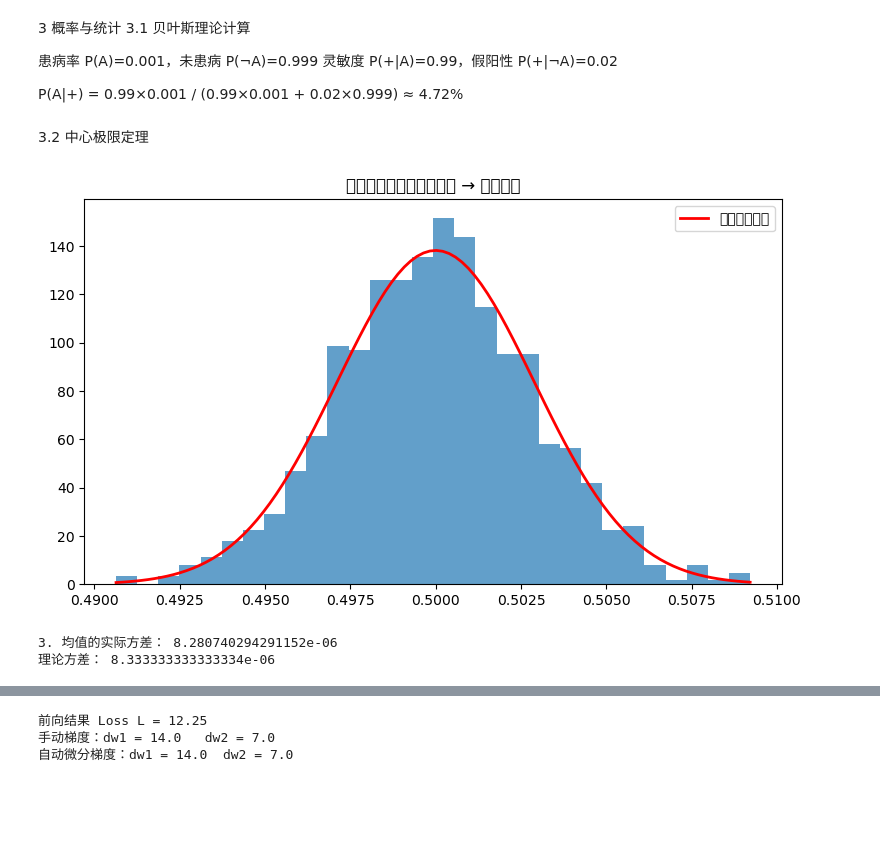
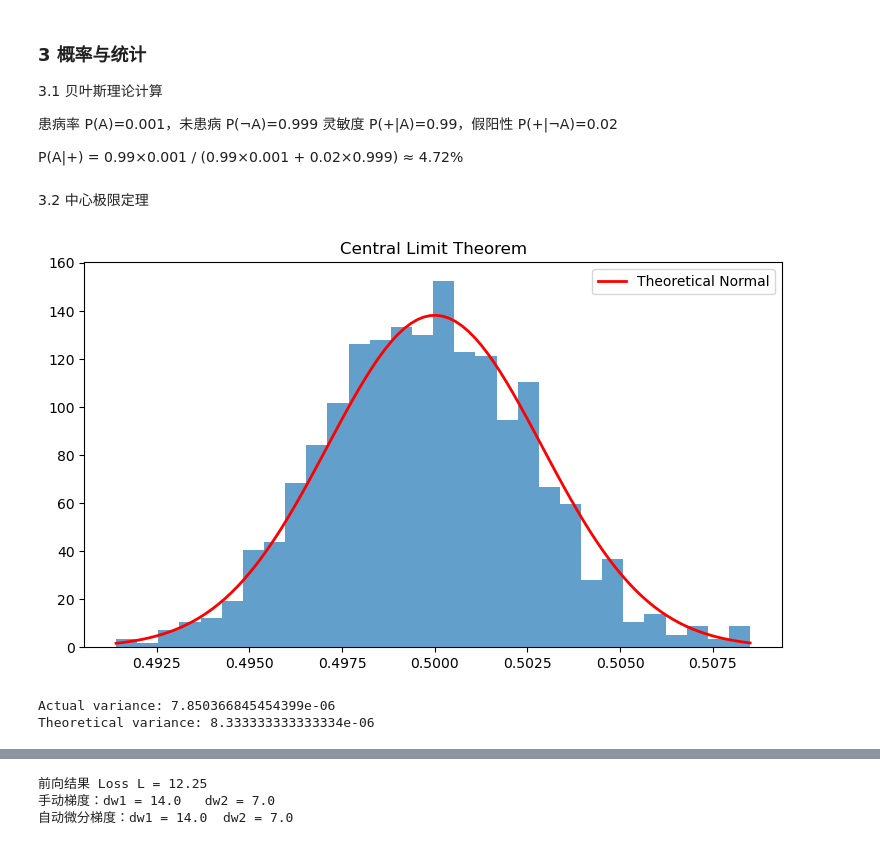
Before and after one commit to tkktteng/DL, a Jupyter notebook: HW01-20234080408-谭烨.ipynb, the cells around one changed output, grey strips where cells are left out. Cells and saved outputs as stored; diff of their text form; code cells hidden in the pictures; blank space fills up the shorter version.

```diff
--- a/HW01-20234080408-谭烨.ipynb
+++ b/HW01-20234080408-谭烨.ipynb
@@ -63,5 +66,6 @@ print("\n5. Z 的 Frobenius 范数：", f_norm)
 # %% [markdown]
-3 概率与统计
+### **3 概率与统计**
+
 3.1 贝叶斯理论计算
 
 患病率 P(A)=0.001，未患病 P(¬A)=0.999
@@ -71,34 +75,40 @@ P(A|+) = 0.99×0.001 / (0.99×0.001 + 0.02×0.999) ≈ 4.72%
 # %% [markdown]
 3.2 中心极限定理
 # %%
-# ========== 3.2 中心极限定理 ==========
-n = 10000    # 每组样本数
-m = 1000     # 抽样次数
+import numpy as np
+import matplotlib.pyplot as plt
+from scipy.stats import norm
+
+# ========== 3.2 中心极限定理  ==========
+# 解决字体报错
+plt.rcParams['axes.unicode_minus'] = False
+
+n = 10000
+m = 1000
 means = []
 
-# 1. 生成均匀分布样本并计算均值
 for i in range(m):
     sample = np.random.uniform(0, 1, n)
     means.append(np.mean(sample))
 means = np.array(means)
 
-# 2. 绘制直方图 + 理论正态分布
+# 绘图
 plt.figure(figsize=(9,5))
 plt.hist(means, bins=30, density=True, alpha=0.7)
 mu = 0.5
 var = 1 / (12 * n)
 sigma = np.sqrt(var)
 x = np.linspace(means.min(), means.max(), 100)
-plt.plot(x, norm.pdf(x, mu, sigma), 'r-', linewidth=2, label='理论正态分布')
-plt.title("中心极限定理：均匀分布 → 正态分布")
+plt.plot(x, norm.pdf(x, mu, sigma), 'r-', linewidth=2, label='Theoretical Normal')
+plt.title("Central Limit Theorem")
 plt.legend()
 plt.show()
 
-# 3. 输出实际方差
-print("3. 均值的实际方差：", np.var(means))
-print("理论方差：", var)
+# 输出
+print("Actual variance:", np.var(means))
+print("Theoretical variance:", var)
 # %% [output]
-[figure, old version]
+[figure, new version]
-3. 均值的实际方差： 8.280740294291152e-06
-理论方差： 8.333333333333334e-06
+Actual variance: 7.850366845454399e-06
+Theoretical variance: 8.333333333333334e-06
 # %% [markdown]
```
Also changed, not shown: parts of 7 cells of this notebook.
